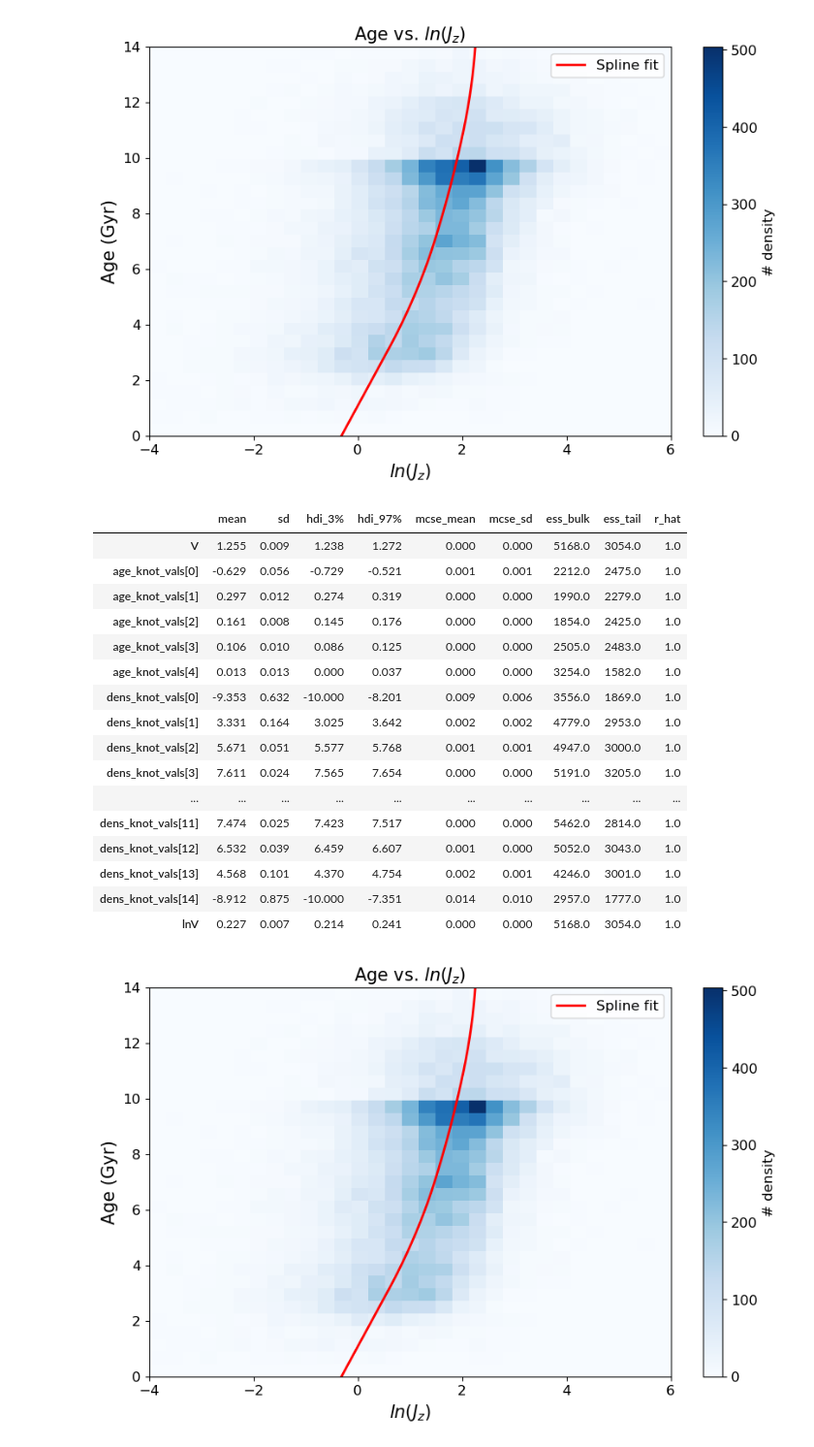
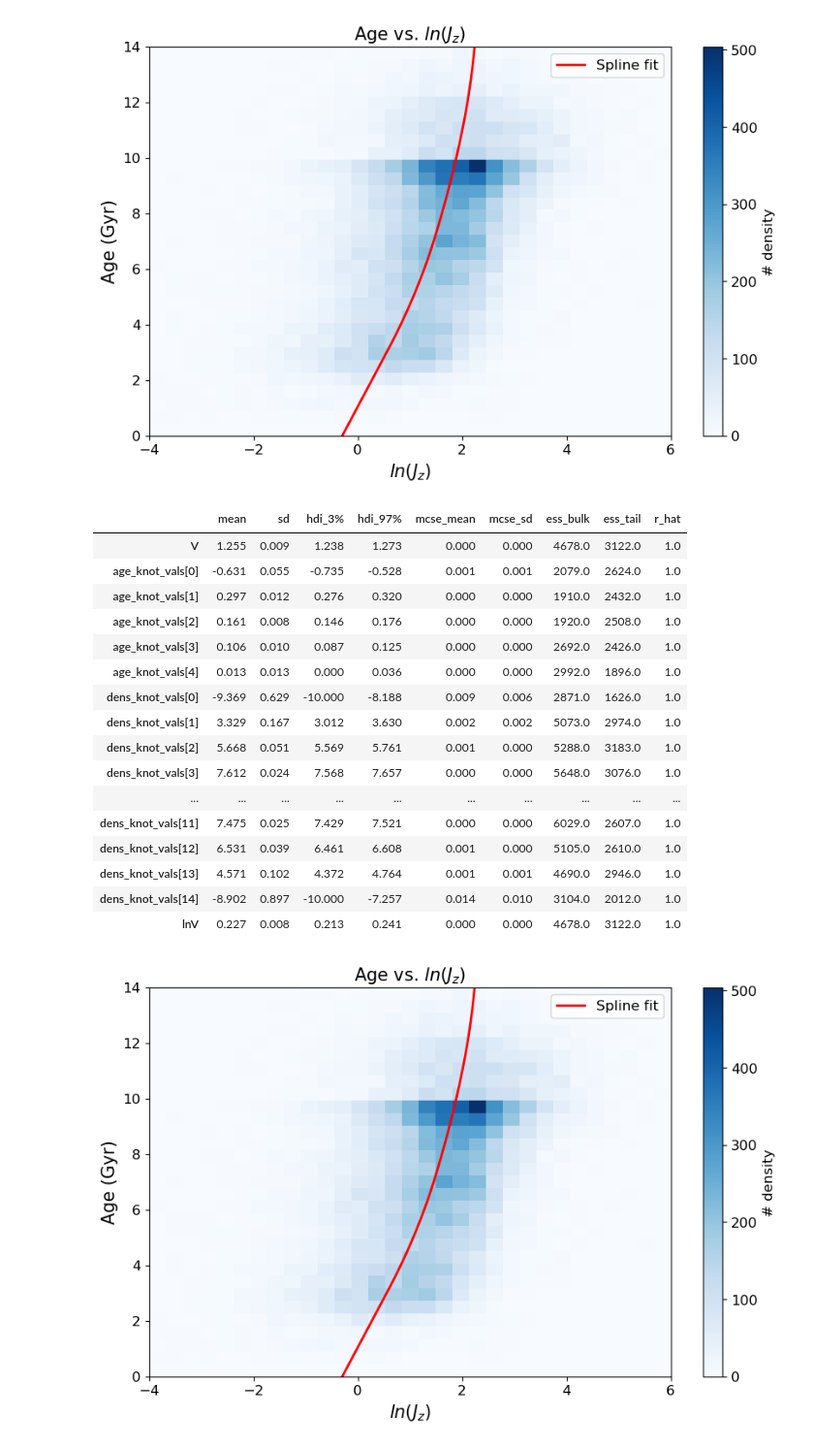
Before and after one commit to ssagear/zoomies, a Jupyter notebook: tutorials/Main_Kinematic_Age_Spline.ipynb, the cells around one changed output. Shown at 97% size. Saved outputs shown, nothing was run; the diff lists cells and outputs as text; code cells hidden in the pictures.

```diff
--- a/tutorials/Main_Kinematic_Age_Spline.ipynb
+++ b/tutorials/Main_Kinematic_Age_Spline.ipynb
@@ -336,7 +258,7 @@ Read in data and calculate actions
 # %% [markdown]
 Start from here if you don't want to do all the calculations again
 # %%
-starhorse_apogee = Table.read('../../FinalFinalCode/Final_datafiles/StarHorse_APOGEE_composite_WithActions_2022.fits')
+starhorse_apogee = Table.read('data/StarHorse_APOGEE_composite_WithActions_2022.fits')
 # %%
 age = np.array(starhorse_apogee['age50'])
 age_err = np.mean((starhorse_apogee['age50'] - starhorse_apogee['age16'], starhorse_apogee['age84'] - starhorse_apogee['age50']), axis=0)
@@ -354,9 +276,8 @@ Text(0.5, 1.0, 'MSTO Calibration Sample')
 # %% [markdown]
 Calibrate monotonic spline model
 # %%
-import jax.numpy as jnp
-spline = zoomies.KinematicAgeSpline(jnp.array(lnJz), jnp.array(age), jnp.array(age_err))
-spline.fit_mono_spline(num_warmup=2000, num_samples=2000)
+MSTOspline = zoomies.KinematicAgeSpline(jnp.array(lnJz), jnp.array(age), jnp.array(age_err))
+MSTOspline.fit_mono_spline(num_warmup=2000, num_samples=2000)
 # %% [output]
 Fitting line...
 # %%
@@ -365,23 +286,23 @@ spline.plot_fit()
 [figure]
 # %%
 import arviz as az
-az.summary(spline.inf_data)
+az.summary(MSTOspline.inf_data)
 # %% [output]
 |  | mean | sd | hdi_3% | hdi_97% | mcse_mean | mcse_sd | ess_bulk | ess_tail | r_hat |
-| V | 1.255 | 0.009 | 1.238 | 1.272 | 0.000 | 0.000 | 5168.0 | 3054.0 | 1.0 |
-| age_knot_vals[0] | -0.629 | 0.056 | -0.729 | -0.521 | 0.001 | 0.001 | 2212.0 | 2475.0 | 1.0 |
-| age_knot_vals[1] | 0.297 | 0.012 | 0.274 | 0.319 | 0.000 | 0.000 | 1990.0 | 2279.0 | 1.0 |
-| age_knot_vals[2] | 0.161 | 0.008 | 0.145 | 0.176 | 0.000 | 0.000 | 1854.0 | 2425.0 | 1.0 |
-| age_knot_vals[3] | 0.106 | 0.010 | 0.086 | 0.125 | 0.000 | 0.000 | 2505.0 | 2483.0 | 1.0 |
-| age_knot_vals[4] | 0.013 | 0.013 | 0.000 | 0.037 | 0.000 | 0.000 | 3254.0 | 1582.0 | 1.0 |
-| dens_knot_vals[0] | -9.353 | 0.632 | -10.000 | -8.201 | 0.009 | 0.006 | 3556.0 | 1869.0 | 1.0 |
-| dens_knot_vals[1] | 3.331 | 0.164 | 3.025 | 3.642 | 0.002 | 0.002 | 4779.0 | 2953.0 | 1.0 |
-| dens_knot_vals[2] | 5.671 | 0.051 | 5.577 | 5.768 | 0.001 | 0.001 | 4947.0 | 3000.0 | 1.0 |
-| dens_knot_vals[3] | 7.611 | 0.024 | 7.565 | 7.654 | 0.000 | 0.000 | 5191.0 | 3205.0 | 1.0 |
+| V | 1.255 | 0.009 | 1.238 | 1.273 | 0.000 | 0.000 | 4678.0 | 3122.0 | 1.0 |
+| age_knot_vals[0] | -0.631 | 0.055 | -0.735 | -0.528 | 0.001 | 0.001 | 2079.0 | 2624.0 | 1.0 |
+| age_knot_vals[1] | 0.297 | 0.012 | 0.276 | 0.320 | 0.000 | 0.000 | 1910.0 | 2432.0 | 1.0 |
+| age_knot_vals[2] | 0.161 | 0.008 | 0.146 | 0.176 | 0.000 | 0.000 | 1920.0 | 2508.0 | 1.0 |
+| age_knot_vals[3] | 0.106 | 0.010 | 0.087 | 0.125 | 0.000 | 0.000 | 2692.0 | 2426.0 | 1.0 |
+| age_knot_vals[4] | 0.013 | 0.013 | 0.000 | 0.036 | 0.000 | 0.000 | 2992.0 | 1896.0 | 1.0 |
+| dens_knot_vals[0] | -9.369 | 0.629 | -10.000 | -8.188 | 0.009 | 0.006 | 2871.0 | 1626.0 | 1.0 |
+| dens_knot_vals[1] | 3.329 | 0.167 | 3.012 | 3.630 | 0.002 | 0.002 | 5073.0 | 2974.0 | 1.0 |
+| dens_knot_vals[2] | 5.668 | 0.051 | 5.569 | 5.761 | 0.001 | 0.000 | 5288.0 | 3183.0 | 1.0 |
+| dens_knot_vals[3] | 7.612 | 0.024 | 7.568 | 7.657 | 0.000 | 0.000 | 5648.0 | 3076.0 | 1.0 |
 | ... | ... | ... | ... | ... | ... | ... | ... | ... | ... |
-| dens_knot_vals[11] | 7.474 | 0.025 | 7.423 | 7.517 | 0.000 | 0.000 | 5462.0 | 2814.0 | 1.0 |
-| dens_knot_vals[12] | 6.532 | 0.039 | 6.459 | 6.607 | 0.001 | 0.000 | 5052.0 | 3043.0 | 1.0 |
-| dens_knot_vals[13] | 4.568 | 0.101 | 4.370 | 4.754 | 0.002 | 0.001 | 4246.0 | 3001.0 | 1.0 |
-| dens_knot_vals[14] | -8.912 | 0.875 | -10.000 | -7.351 | 0.014 | 0.010 | 2957.0 | 1777.0 | 1.0 |
-| lnV | 0.227 | 0.007 | 0.214 | 0.241 | 0.000 | 0.000 | 5168.0 | 3054.0 | 1.0 |
+| dens_knot_vals[11] | 7.475 | 0.025 | 7.429 | 7.521 | 0.000 | 0.000 | 6029.0 | 2607.0 | 1.0 |
+| dens_knot_vals[12] | 6.531 | 0.039 | 6.461 | 6.608 | 0.001 | 0.000 | 5105.0 | 2610.0 | 1.0 |
+| dens_knot_vals[13] | 4.571 | 0.102 | 4.372 | 4.764 | 0.001 | 0.001 | 4690.0 | 2946.0 | 1.0 |
+| dens_knot_vals[14] | -8.902 | 0.897 | -10.000 | -7.257 | 0.014 | 0.010 | 3104.0 | 2012.0 | 1.0 |
+| lnV | 0.227 | 0.008 | 0.213 | 0.241 | 0.000 | 0.000 | 4678.0 | 3122.0 | 1.0 |
 # %%
```
Also changed, not shown: parts of 54 cells of this notebook, 2 other files.
